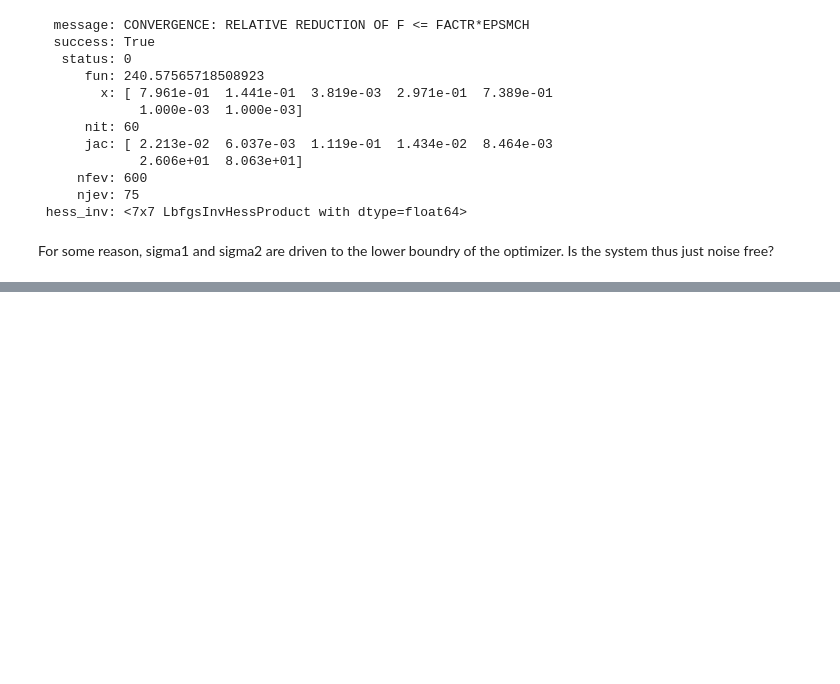
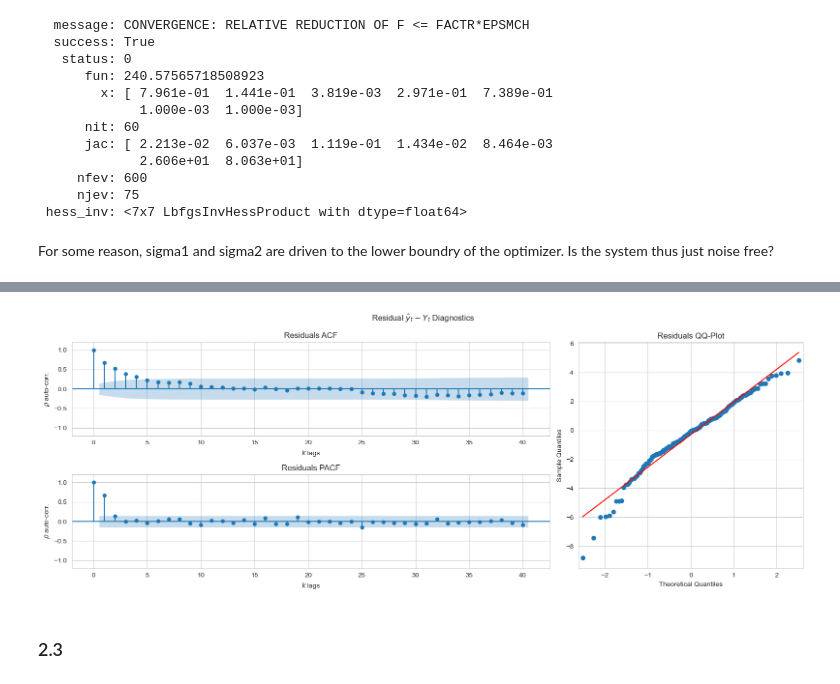
Before and after one commit to JeppeKlitgaard/DTU-02613-TimeSeries, a Jupyter notebook: Assignment4/part2.ipynb, the cells around one changed output, grey strips where cells are left out. Saved outputs shown, nothing was run; the diff lists cells and outputs as text; code cells hidden in the pictures; blank space fills up the shorter version.

Commit message:
started project module

```diff
--- a/Assignment4/Yunis/part2.ipynb
+++ b/Assignment4/part2.ipynb
@@ -337,0 +338,9 @@ plt.plot(df["Y"])
+# %%
+from project.utils import plot_residual_diagnostics
+
+residuals = y - df["Y"]
+plot_residual_diagnostics(residuals)
+# %% [output]
+[figure, added]
+# %% [markdown]
+### 2.3
```
Also changed, not shown: parts of 13 cells of this notebook, 2 other files.
